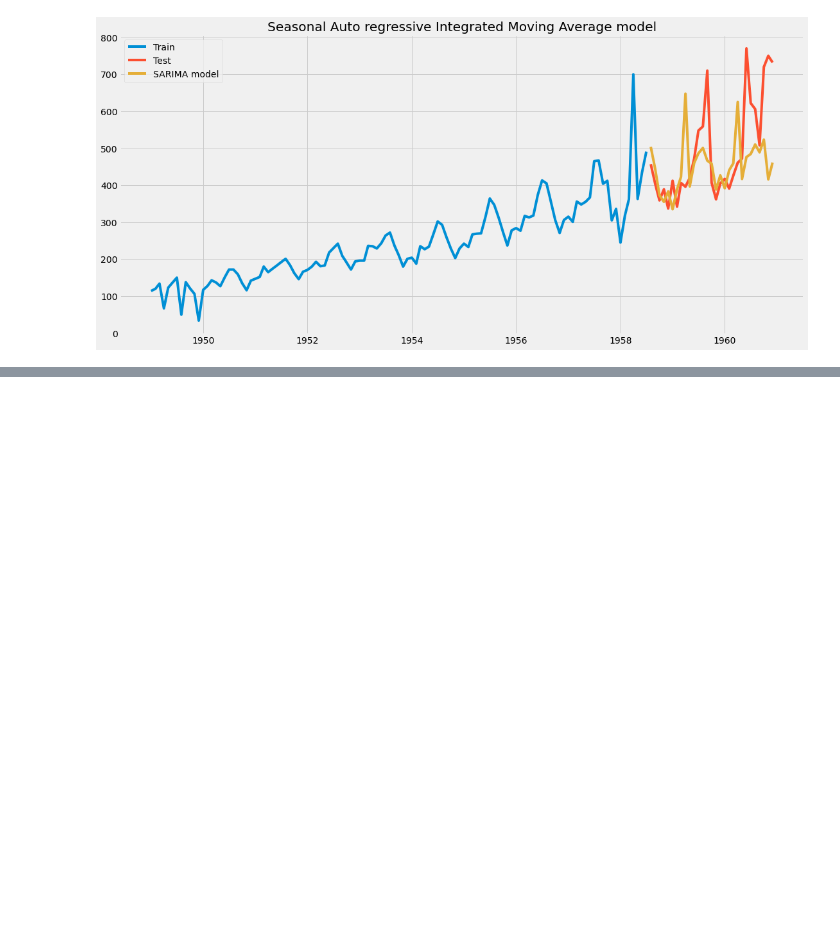
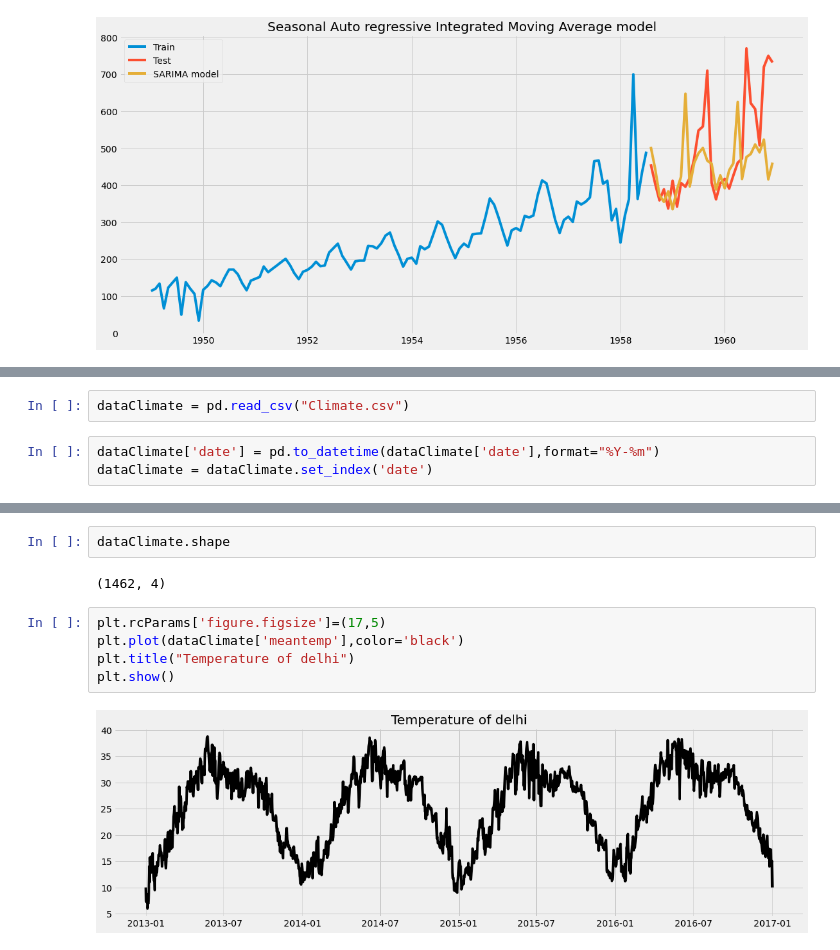
Before and after one commit to fardinafdideh/Machine-Learning-A-to-Z-using-Python, a Jupyter notebook: machine-learning-a-to-z.ipynb, the cells around one changed output, grey strips where cells are left out. Drawn from its saved outputs; the diff is of its cells as text; blank space fills up the shorter version.

```diff
--- a/machine-learning-a-to-z.ipynb
+++ b/machine-learning-a-to-z.ipynb
@@ -570,0 +612,5 @@ plt.show()
+# %%
+dataClimate = pd.read_csv("Climate.csv")
+# %%
+dataClimate['date'] = pd.to_datetime(dataClimate['date'],format="%Y-%m")
+dataClimate = dataClimate.set_index('date')
@@ -570,0 +627,11 @@ plt.show()
+# %%
+dataClimate.shape
+# %% [output]
+(1462, 4)
+# %%
+plt.rcParams['figure.figsize']=(17,5)
+plt.plot(dataClimate['meantemp'],color='black')
+plt.title("Temperature of delhi")
+plt.show()
+# %% [output]
+[figure, added]
```
Also changed, not shown: parts of 57 cells of this notebook.
